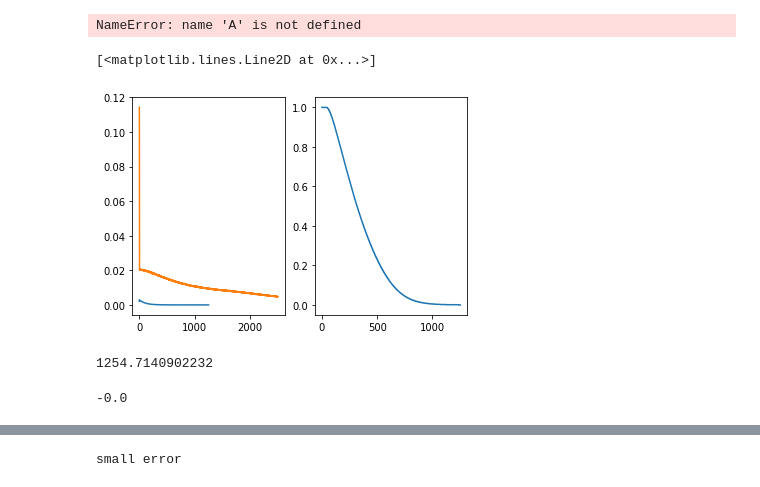
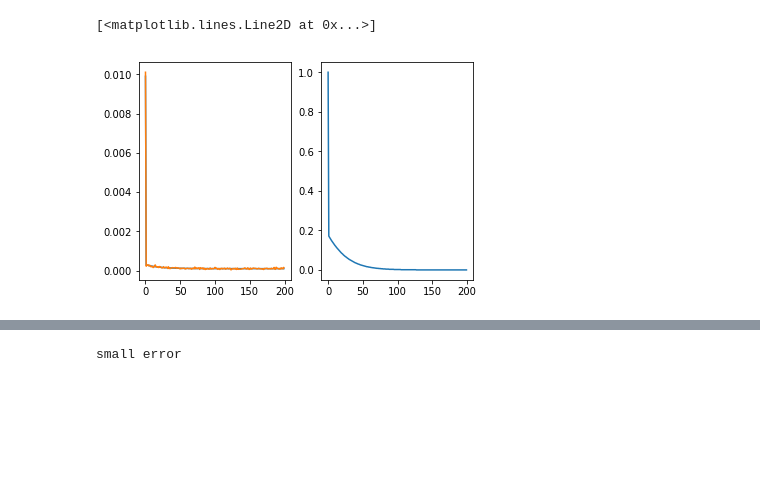
Before and after one commit to diegoarri91/stochastic-processes, a Jupyter notebook: examples/dichotomized_gaussian.ipynb, the cells around one changed output, grey strips where cells are left out. Drawn from its saved outputs; the diff is of its cells as text; code cells hidden in the pictures; blank space fills up the shorter version.

```diff
--- a/examples/dichotomized_gaussian.ipynb
+++ b/examples/dichotomized_gaussian.ipynb
@@ -18,52 +22,30 @@ from signals import raw_autocorrelation
-# %%
-A * B, (lam * 1)**2
-# %% [output]
-NameError: name 'A' is not defined
 # %%
-dt = 0.5
+dt = 1
 t = np.arange(0, 2000, dt)
 
-# lam = 1e-3
-# t_autocorr = np.arange(0, 200, 1)
-# raw_autocorr = 1e-4 * np.exp(-t_autocorr / 20) + (lam * dt)**2
-# raw_autocorr[0] = lam * dt * (1 - lam * dt)
+lam = 1e-2
+A = 2e-4
+tau = 20
 
-lam, B, A, tau = 0.004124496282873486, 0.0014329870000000001, 0.0029678339000000003, 104.5595075186
-
-# if B < 0:
-#     B = (lam * dt)**2 / A
-# else:
-#     lam = np.sqrt(A * B) / dt
-
-t_autocorr = np.arange(0, tau * 12, dt)
-raw_autocorr = A * (B + np.exp(-t_autocorr / tau))
+t_autocorr = np.arange(0, 200, 1)
+raw_autocorr = A * np.exp(-t_autocorr / tau) + (lam * dt)**2
 raw_autocorr[0] = lam * dt * (1 - lam * dt)
 
 dg = DichotomizedGaussian(lam=lam, raw_autocorrelation=raw_autocorr)
 try:
     dg.set_t(t)
 except(np.linalg.LinAlgError):
     print('holi')
 
 fig, (ax1, ax2) = plt.subplots(ncols=2)
 ax1.plot(t_autocorr, raw_autocorr)
 ax2.plot(t_autocorr, dg.gp.autocov)
 
 dg.gp.set_cov(t)
 
-dg.gp.cov = dg.gp.cov + 5 * np.eye(len(t))
-
 mask_spikes = dg.sample(t, shape=(100,), cholesky=False)
 raw_autocorr_samples = np.mean(raw_autocorrelation(mask_spikes), 1)
 ax1.plot(raw_autocorr_samples[:len(t_autocorr)])
 # %% [output]
 [<matplotlib.lines.Line2D at 0x...>]
-[figure, old version]
+[figure, new version]
-# %%
-tau * 12
-# %% [output]
-1254.7140902232
-# %%
-np.linalg.det(dg.gp.cov)
-# %% [output]
--0.0
```
Also changed, not shown: parts of 24 cells of this notebook, 1 other file.
